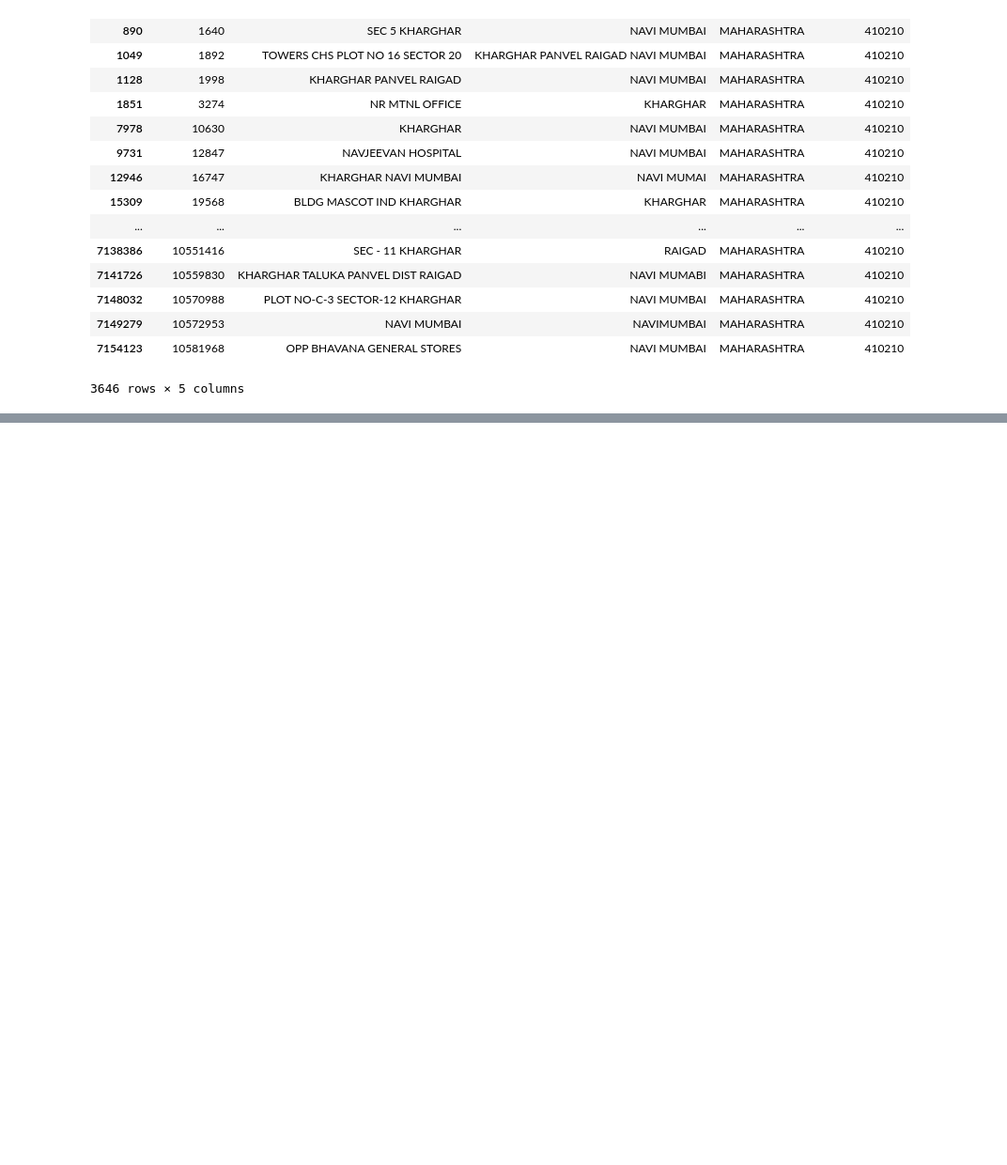
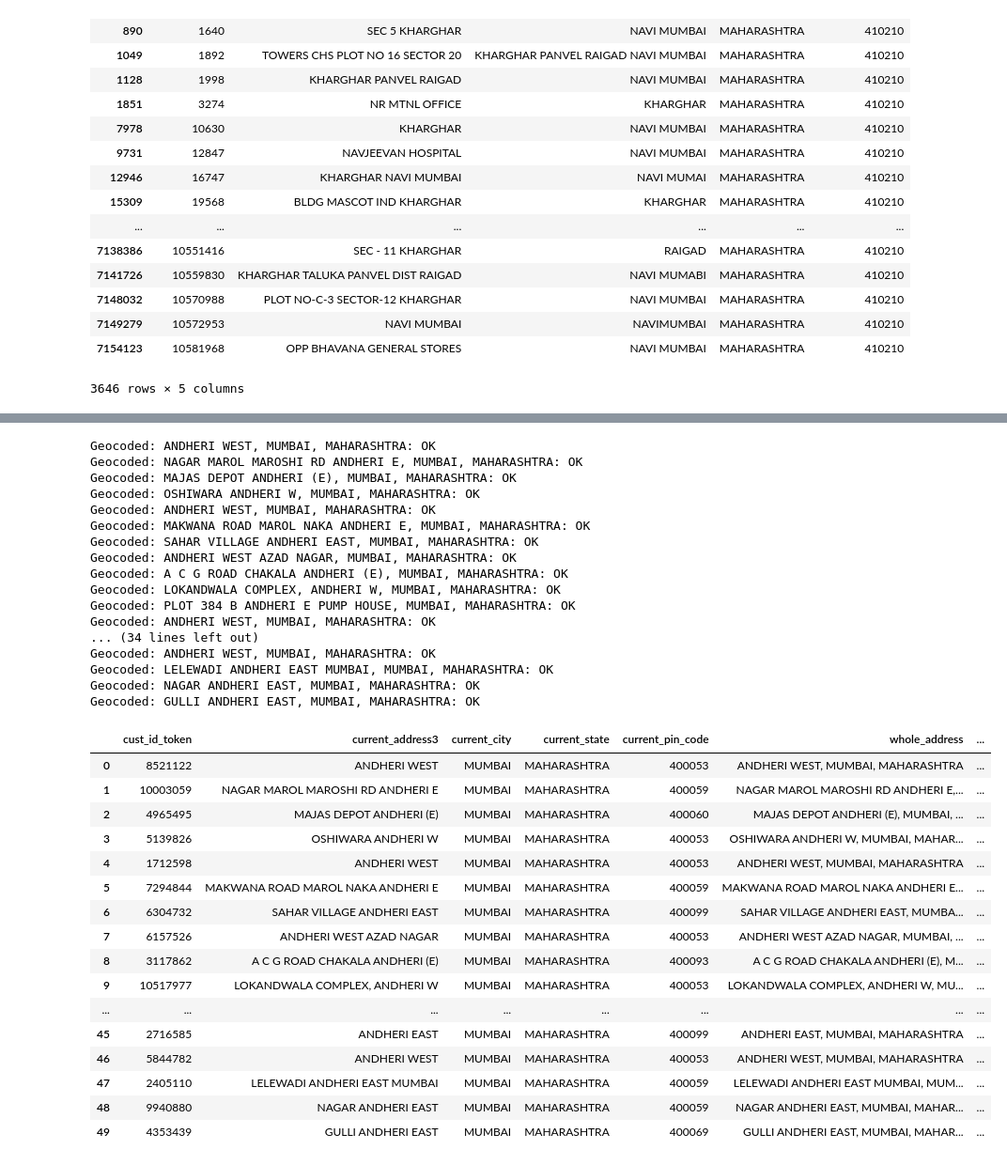
Before and after one commit to ighosh98/datathon, a Jupyter notebook: code/Yes.ipynb, the cells around one changed output, grey strips where cells are left out. Shown at 94% size. Saved outputs shown, nothing was run; the diff lists cells and outputs as text; code cells hidden in the pictures; blank space fills up the shorter version.

Commit message:
Added Street Map

```diff
--- a/code/Yes.ipynb
+++ b/code/Yes.ipynb
@@ -317,3 +317,10 @@ fig2.add_layer(gmaps.heatmap_layer(df_example2['lat_long']))
 fig2
 # %% [output]
 [interactive output not drawn]
+# %%
+def grouper(g):
+    return g.groupby('current_address3')
+df_current_city = df2.groupby(['current_city'])
+df_current_city.head()
+df_address = df_current_city.apply(grouper)
+df_address.head()
@@ -319,0 +335,10 @@ fig2
+# %%
+def get_street(city_name,street_name,df):
+    df_current_city = df2.groupby(['current_city'])
+    df_current_city.head()
+    dfn = df_current_city.get_group(city_name)
+    dfi  = dfn[dfn['current_address3'].str.contains(street_name)]
+    return dfi
+# %%
+df_street_add = get_street('MUMBAI','ANDHERI', df2)
+df_street_add.head()
@@ -319,0 +352,4 @@ fig2
+# %%
+df_example3 = df_street_add.sample(n=50).reset_index(drop=True)
+df_example3['whole_address'] = df_example3['current_address3'].str.cat(df_example3[['current_city','current_state']], sep=", ")
+df_example3
@@ -319,0 +374,38 @@ fig2
+# %%
+df_example3['lat_long'] = get_geocode(df_example3['whole_address'].tolist())
+df_example3
+# %% [output]
+Geocoded: ANDHERI WEST, MUMBAI, MAHARASHTRA: OK
+Geocoded: NAGAR MAROL MAROSHI RD ANDHERI E, MUMBAI, MAHARASHTRA: OK
+Geocoded: MAJAS DEPOT ANDHERI (E), MUMBAI, MAHARASHTRA: OK
+Geocoded: OSHIWARA ANDHERI W, MUMBAI, MAHARASHTRA: OK
+Geocoded: ANDHERI WEST, MUMBAI, MAHARASHTRA: OK
+Geocoded: MAKWANA ROAD MAROL NAKA ANDHERI E, MUMBAI, MAHARASHTRA: OK
+Geocoded: SAHAR VILLAGE ANDHERI EAST, MUMBAI, MAHARASHTRA: OK
+Geocoded: ANDHERI WEST AZAD NAGAR, MUMBAI, MAHARASHTRA: OK
+Geocoded: A C G ROAD CHAKALA ANDHERI (E), MUMBAI, MAHARASHTRA: OK
+Geocoded: LOKANDWALA COMPLEX, ANDHERI W, MUMBAI, MAHARASHTRA: OK
+Geocoded: PLOT 384 B ANDHERI E PUMP HOUSE, MUMBAI, MAHARASHTRA: OK
+Geocoded: ANDHERI WEST, MUMBAI, MAHARASHTRA: OK
+... (34 lines left out)
+Geocoded: ANDHERI WEST, MUMBAI, MAHARASHTRA: OK
+Geocoded: LELEWADI ANDHERI EAST MUMBAI, MUMBAI, MAHARASHTRA: OK
+Geocoded: NAGAR ANDHERI EAST, MUMBAI, MAHARASHTRA: OK
+Geocoded: GULLI ANDHERI EAST, MUMBAI, MAHARASHTRA: OK
+|  | cust_id_token | current_address3 | current_city | current_state | current_pin_code | whole_address | ... |
+| 0 | 8521122 | ANDHERI WEST | MUMBAI | MAHARASHTRA | 400053 | ANDHERI WEST, MUMBAI, MAHARASHTRA | ... |
+| 1 | 10003059 | NAGAR MAROL MAROSHI RD ANDHERI E | MUMBAI | MAHARASHTRA | 400059 | NAGAR MAROL MAROSHI RD ANDHERI E,... | ... |
+| 2 | 4965495 | MAJAS DEPOT ANDHERI (E) | MUMBAI | MAHARASHTRA | 400060 | MAJAS DEPOT ANDHERI (E), MUMBAI, ... | ... |
+| 3 | 5139826 | OSHIWARA ANDHERI W | MUMBAI | MAHARASHTRA | 400053 | OSHIWARA ANDHERI W, MUMBAI, MAHAR... | ... |
+| 4 | 1712598 | ANDHERI WEST | MUMBAI | MAHARASHTRA | 400053 | ANDHERI WEST, MUMBAI, MAHARASHTRA | ... |
+| 5 | 7294844 | MAKWANA ROAD MAROL NAKA ANDHERI E | MUMBAI | MAHARASHTRA | 400059 | MAKWANA ROAD MAROL NAKA ANDHERI E... | ... |
+| 6 | 6304732 | SAHAR VILLAGE ANDHERI EAST | MUMBAI | MAHARASHTRA | 400099 | SAHAR VILLAGE ANDHERI EAST, MUMBA... | ... |
+| 7 | 6157526 | ANDHERI WEST AZAD NAGAR | MUMBAI | MAHARASHTRA | 400053 | ANDHERI WEST AZAD NAGAR, MUMBAI, ... | ... |
+| 8 | 3117862 | A C G ROAD CHAKALA ANDHERI (E) | MUMBAI | MAHARASHTRA | 400093 | A C G ROAD CHAKALA ANDHERI (E), M... | ... |
+| 9 | 10517977 | LOKANDWALA COMPLEX, ANDHERI W | MUMBAI | MAHARASHTRA | 400053 | LOKANDWALA COMPLEX, ANDHERI W, MU... | ... |
+| ... | ... | ... | ... | ... | ... | ... | ... |
+| 45 | 2716585 | ANDHERI EAST | MUMBAI | MAHARASHTRA | 400099 | ANDHERI EAST, MUMBAI, MAHARASHTRA | ... |
+| 46 | 5844782 | ANDHERI WEST | MUMBAI | MAHARASHTRA | 400053 | ANDHERI WEST, MUMBAI, MAHARASHTRA | ... |
+| 47 | 2405110 | LELEWADI ANDHERI EAST MUMBAI | MUMBAI | MAHARASHTRA | 400059 | LELEWADI ANDHERI EAST MUMBAI, MUM... | ... |
+| 48 | 9940880 | NAGAR ANDHERI EAST | MUMBAI | MAHARASHTRA | 400059 | NAGAR ANDHERI EAST, MUMBAI, MAHAR... | ... |
+| 49 | 4353439 | GULLI ANDHERI EAST | MUMBAI | MAHARASHTRA | 400069 | GULLI ANDHERI EAST, MUMBAI, MAHAR... | ... |
```
Also changed, not shown: parts of 9 cells of this notebook, 1 other file.
